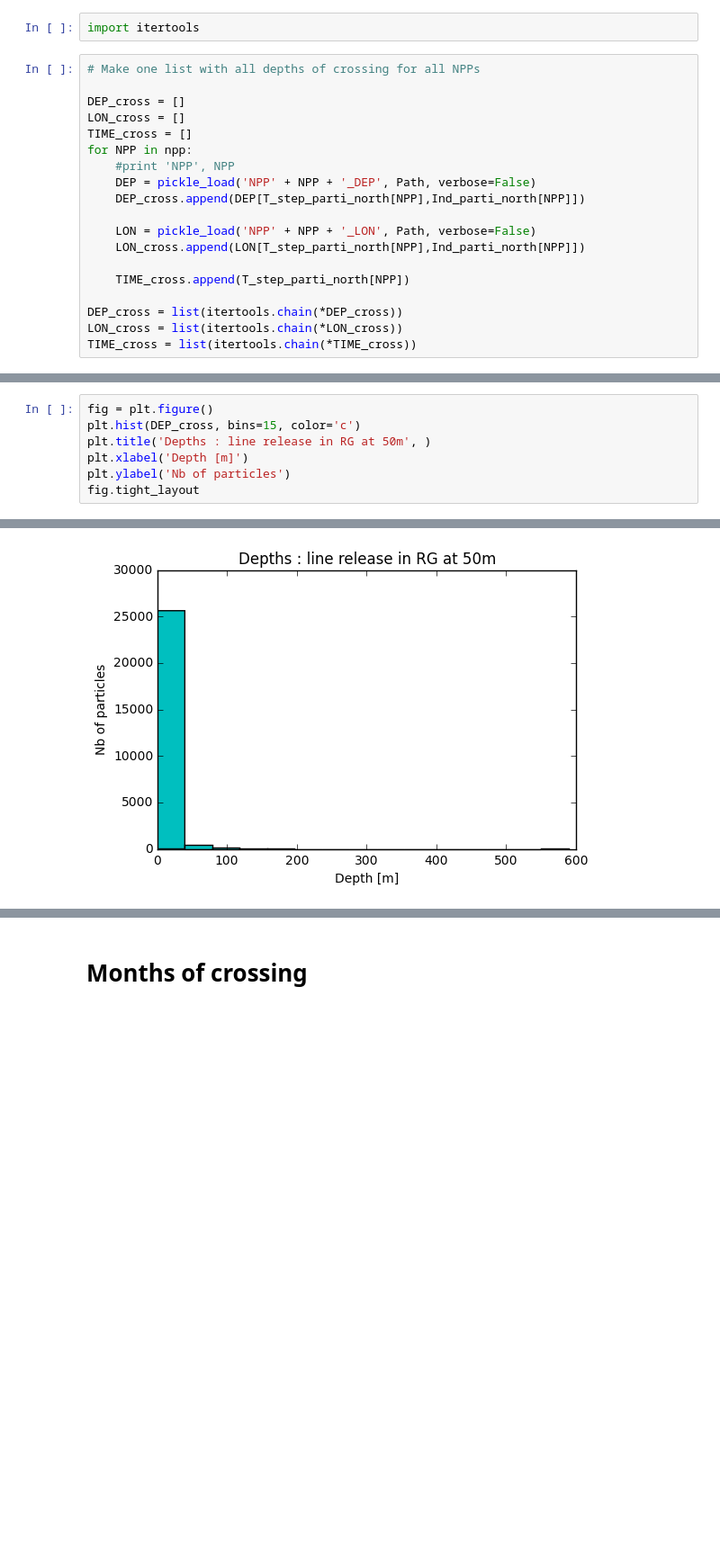
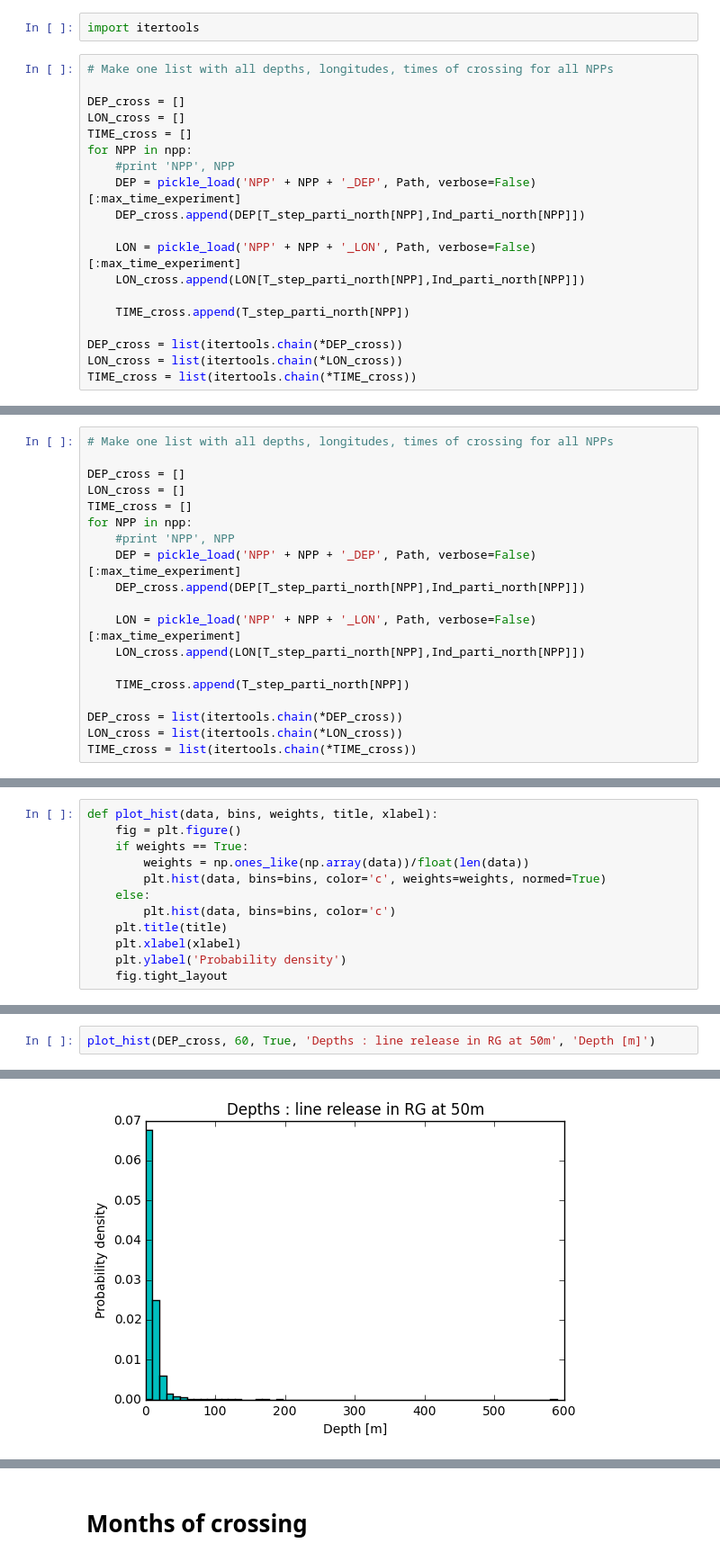
Before and after one commit to telot-em/SIO_internship, a Jupyter notebook: 50m_line_RG.ipynb, the cells around one changed output, grey strips where cells are left out. Shown at 90% size. Cells and saved outputs as stored; diff of their text form; blank space fills up the shorter version.

```diff
--- a/50m_line_RG.ipynb
+++ b/50m_line_RG.ipynb
@@ -829,17 +1173,17 @@ Ind_parti_north = pickle_load('Ind_parti_north', Path)
 # %%
 import itertools
 # %%
-# Make one list with all depths of crossing for all NPPs
+# Make one list with all depths, longitudes, times of crossing for all NPPs
 
 DEP_cross = []
 LON_cross = []
 TIME_cross = []
 for NPP in npp:
     #print 'NPP', NPP
-    DEP = pickle_load('NPP' + NPP + '_DEP', Path, verbose=False)
+    DEP = pickle_load('NPP' + NPP + '_DEP', Path, verbose=False)[:max_time_experiment]
     DEP_cross.append(DEP[T_step_parti_north[NPP],Ind_parti_north[NPP]])
 
-    LON = pickle_load('NPP' + NPP + '_LON', Path, verbose=False)
+    LON = pickle_load('NPP' + NPP + '_LON', Path, verbose=False)[:max_time_experiment]
     LON_cross.append(LON[T_step_parti_north[NPP],Ind_parti_north[NPP]])
 
     TIME_cross.append(T_step_parti_north[NPP])
@@ -878,0 +1233,19 @@ Mean depth of NPP 12 : 9.70431797822
+# %%
+# Make one list with all depths, longitudes, times of crossing for all NPPs
+
+DEP_cross = []
+LON_cross = []
+TIME_cross = []
+for NPP in npp:
+    #print 'NPP', NPP
+    DEP = pickle_load('NPP' + NPP + '_DEP', Path, verbose=False)[:max_time_experiment]
+    DEP_cross.append(DEP[T_step_parti_north[NPP],Ind_parti_north[NPP]])
+
+    LON = pickle_load('NPP' + NPP + '_LON', Path, verbose=False)[:max_time_experiment]
+    LON_cross.append(LON[T_step_parti_north[NPP],Ind_parti_north[NPP]])
+
+    TIME_cross.append(T_step_parti_north[NPP])
+
+DEP_cross = list(itertools.chain(*DEP_cross))
+LON_cross = list(itertools.chain(*LON_cross))
+TIME_cross = list(itertools.chain(*TIME_cross))
@@ -878,0 +1254,12 @@ Mean depth of NPP 12 : 9.70431797822
+# %%
+def plot_hist(data, bins, weights, title, xlabel):
+    fig = plt.figure()
+    if weights == True:
+        weights = np.ones_like(np.array(data))/float(len(data))
+        plt.hist(data, bins=bins, color='c', weights=weights, normed=True)
+    else:
+        plt.hist(data, bins=bins, color='c')
+    plt.title(title)
+    plt.xlabel(xlabel)
+    plt.ylabel('Probability density')
+    fig.tight_layout
@@ -879,8 +1354,3 @@ Mean depth of NPP 12 : 9.70431797822
 # %%
-fig = plt.figure()
-plt.hist(DEP_cross, bins=15, color='c')
-plt.title('Depths : line release in RG at 50m', )
-plt.xlabel('Depth [m]')
-plt.ylabel('Nb of particles')
-fig.tight_layout
+plot_hist(DEP_cross, 60, True, 'Depths : line release in RG at 50m', 'Depth [m]')
 # %% [output]
@@ -888 +1357 @@ fig.tight_layout
-[figure, old version]
+[figure, new version]
```
Also changed, not shown: parts of 144 cells of this notebook, 9 other files.
